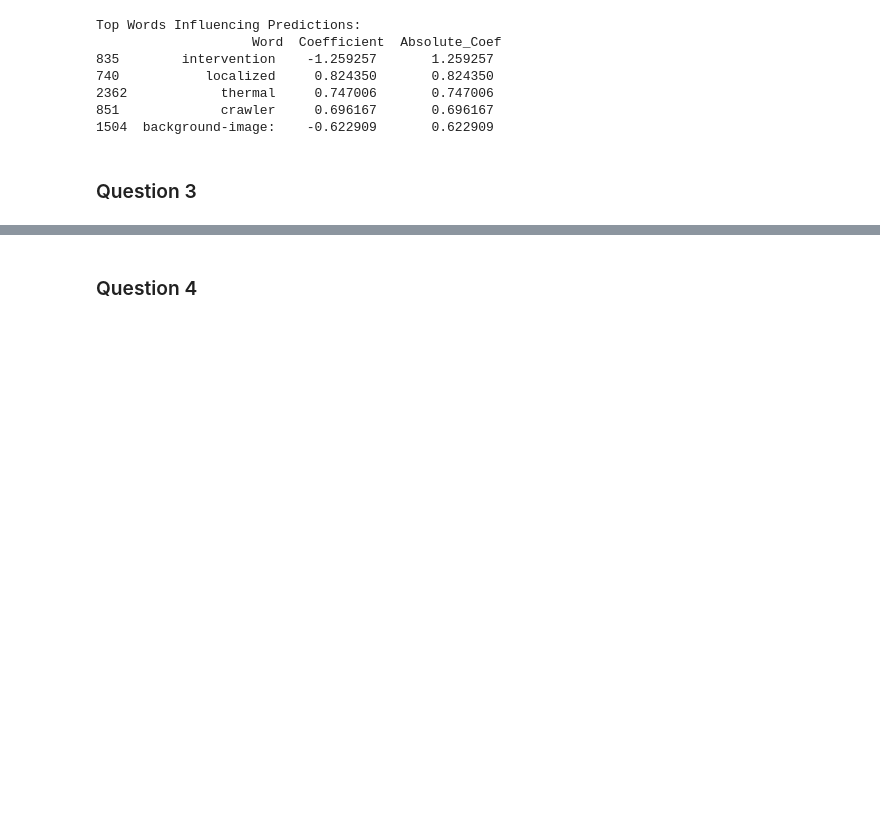
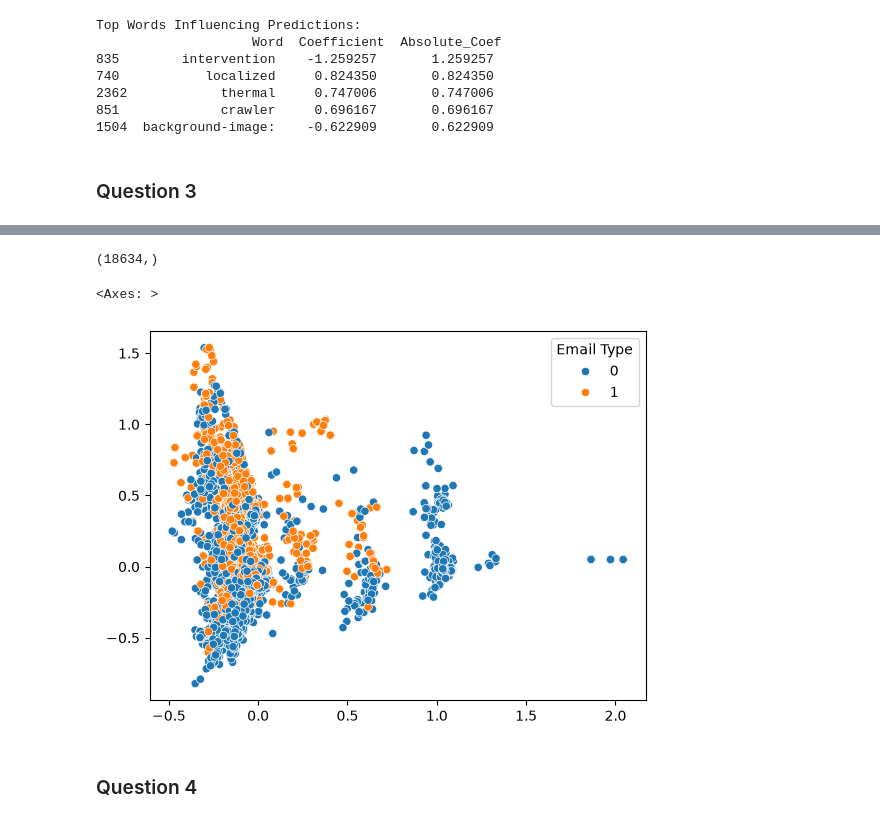
Before and after one commit to clairemcginn05/A05-pca, a Jupyter notebook: notebook.ipynb, the cells around one changed output, grey strips where cells are left out. Saved outputs shown, nothing was run; the diff lists cells and outputs as text; code cells hidden in the pictures; blank space fills up the shorter version.

```diff
--- a/notebook.ipynb
+++ b/notebook.ipynb
@@ -160,8 +160,9 @@ Top Words Influencing Predictions:
 # %%
 from sklearn.decomposition import PCA
 
-pca_emails = PCA(n_components=2).fit(df_phishing)
-X_pca_sklearn = pca_emails.transform(df_phishing)
+pca_emails = PCA(n_components=2).fit(eval_X_raw)
+X_pca_sklearn = pca_emails.transform(eval_X_raw)
+
 print("Rows and score columns:", X_pca_sklearn.shape)
 print("Sklearn:", pca_emails.explained_variance_ratio_.round(2))
 # %% [output]
@@ -175,3 +181,19 @@ Error:
+# %%
+
+PC1 = X_pca_sklearn[:,0]
+PC2 = X_pca_sklearn[:,1]
+# %%
+PC1.shape
+PC2.shape
+# %% [output]
+(18634,)
+# %%
+import seaborn as sns
+
+sns.scatterplot(x=PC1, y=PC2, hue=df_phishing['Email Type'])
+# %% [output]
+<Axes: >
+[figure, added]
 # %% [markdown]
 ### Question 4
 # %%
```
Also changed, not shown: parts of 7 cells of this notebook.
